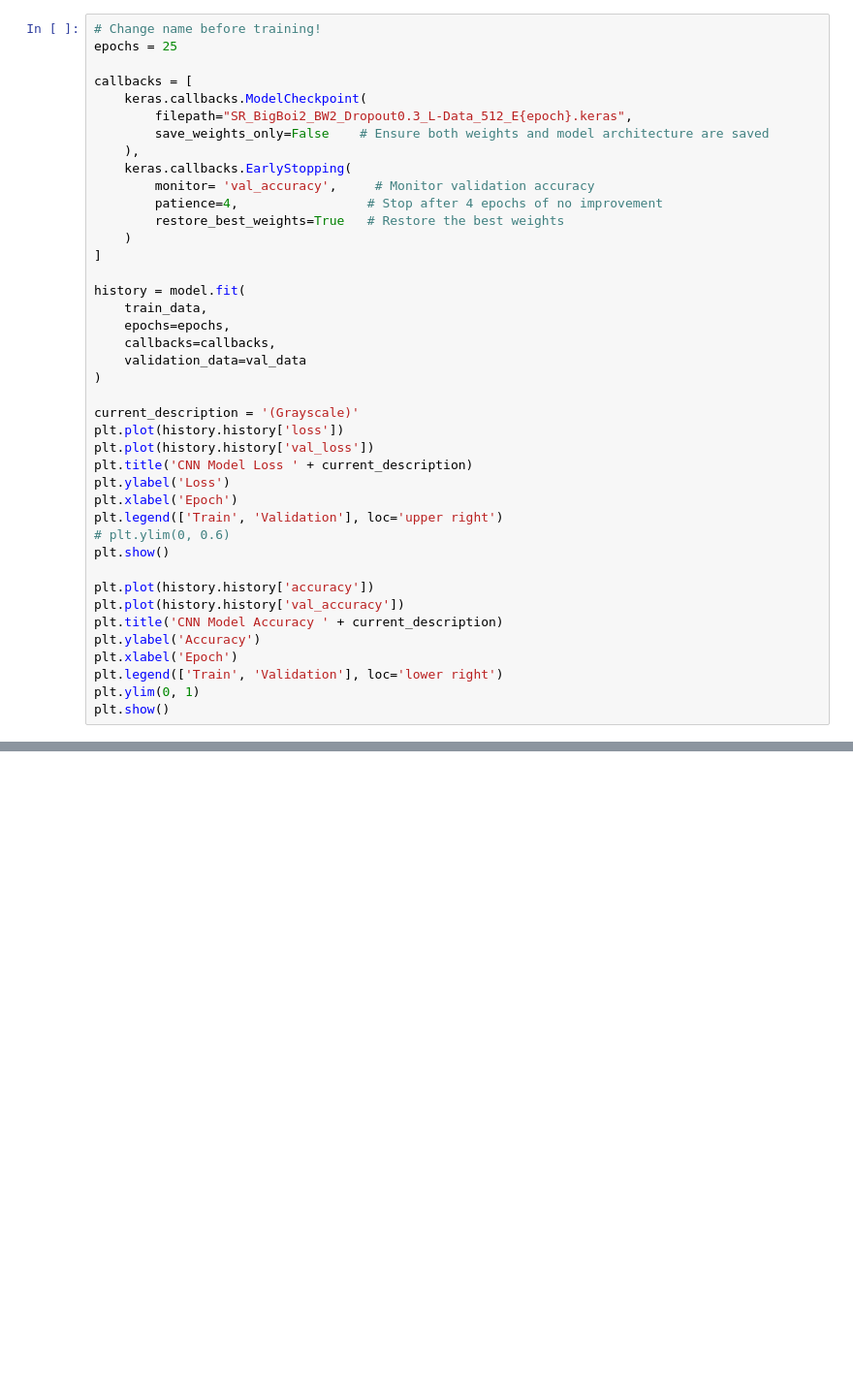
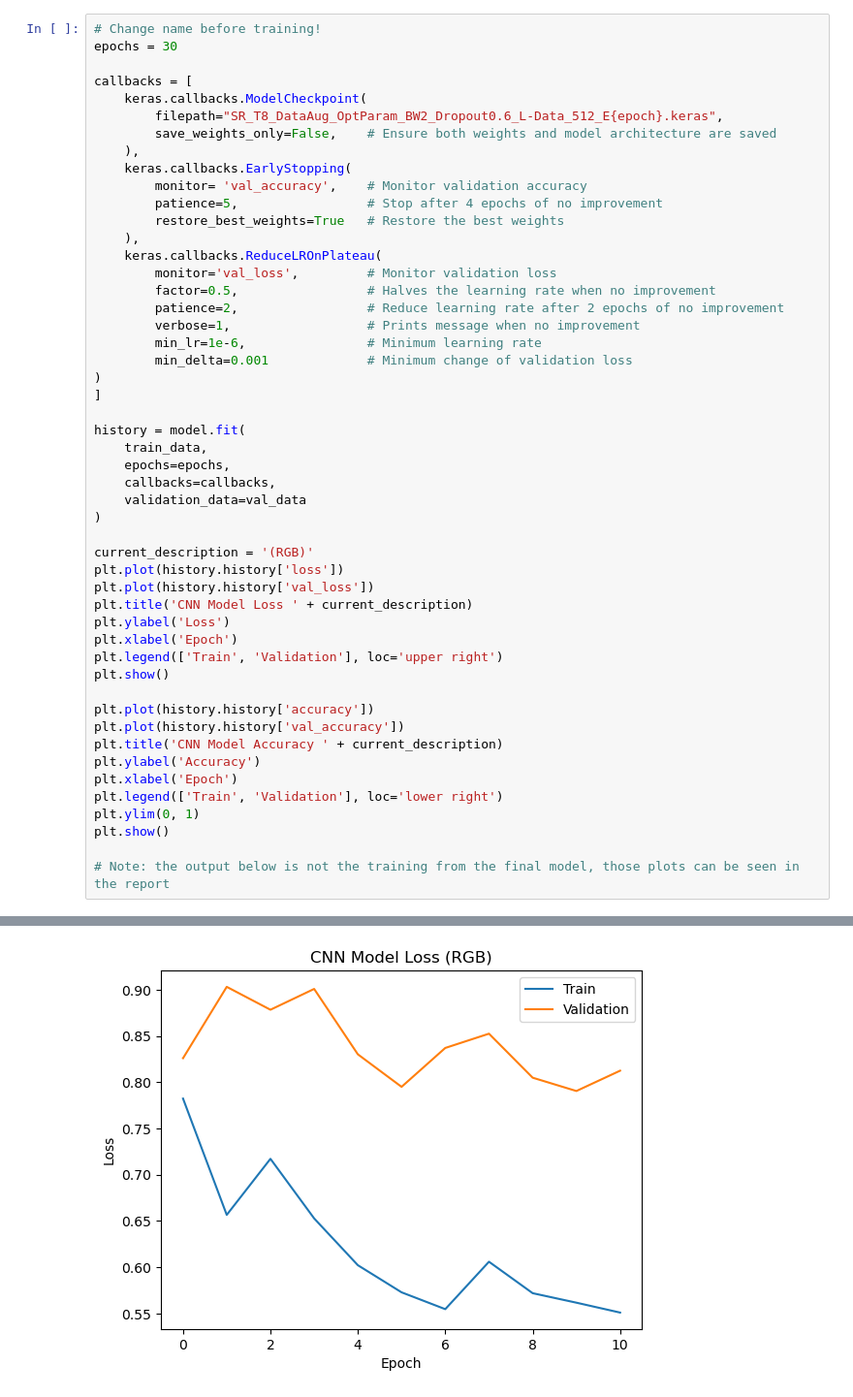
Before and after one commit to andrejhulak/quality-control, a Jupyter notebook: models/CNN/Simplified_Steel_Surface_CNN.ipynb, the cells around one changed output, grey strips where cells are left out. Shown: that part at 97% size. Cells and saved outputs as stored; diff of their text form; blank space fills up the shorter version.

```diff
--- a/models/CNN/Simplified_Steel_Surface_CNN.ipynb
+++ b/models/CNN/Simplified_Steel_Surface_CNN.ipynb
@@ -109,17 +146,25 @@ None
 # %%
 # Change name before training!
-epochs = 25
+epochs = 30
 
 callbacks = [
     keras.callbacks.ModelCheckpoint(
-        filepath="SR_BigBoi2_BW2_Dropout0.3_L-Data_512_E{epoch}.keras",
-        save_weights_only=False    # Ensure both weights and model architecture are saved
+        filepath="SR_T8_DataAug_OptParam_BW2_Dropout0.6_L-Data_512_E{epoch}.keras",
+        save_weights_only=False,    # Ensure both weights and model architecture are saved
     ),
     keras.callbacks.EarlyStopping(
-        monitor= 'val_accuracy',     # Monitor validation accuracy
-        patience=4,                 # Stop after 4 epochs of no improvement
+        monitor= 'val_accuracy',    # Monitor validation accuracy
+        patience=5,                 # Stop after 4 epochs of no improvement
         restore_best_weights=True   # Restore the best weights
-    )
+    ),
+    keras.callbacks.ReduceLROnPlateau(
+        monitor='val_loss',         # Monitor validation loss
+        factor=0.5,                 # Halves the learning rate when no improvement
+        patience=2,                 # Reduce learning rate after 2 epochs of no improvement
+        verbose=1,                  # Prints message when no improvement
+        min_lr=1e-6,                # Minimum learning rate
+        min_delta=0.001             # Minimum change of validation loss
+)
 ]
 
 history = model.fit(
@@ -129,14 +174,13 @@ history = model.fit(
     validation_data=val_data
 )
 
-current_description = '(Grayscale)'
+current_description = '(RGB)'
 plt.plot(history.history['loss'])
 plt.plot(history.history['val_loss'])
 plt.title('CNN Model Loss ' + current_description)
 plt.ylabel('Loss')
 plt.xlabel('Epoch')
 plt.legend(['Train', 'Validation'], loc='upper right')
-# plt.ylim(0, 0.6)
 plt.show()
 
 plt.plot(history.history['accuracy'])
@@ -147,4 +191,6 @@ plt.xlabel('Epoch')
 plt.legend(['Train', 'Validation'], loc='lower right')
 plt.ylim(0, 1)
 plt.show()
+
+# Note: the output below is not the training from the final model, those plots can be seen in the report
 # %% [output]
@@ -168,0 +214 @@ Epoch 9/25
+[figure, added]
```
Also changed, not shown: parts of 5 cells of this notebook, 6 other files.
